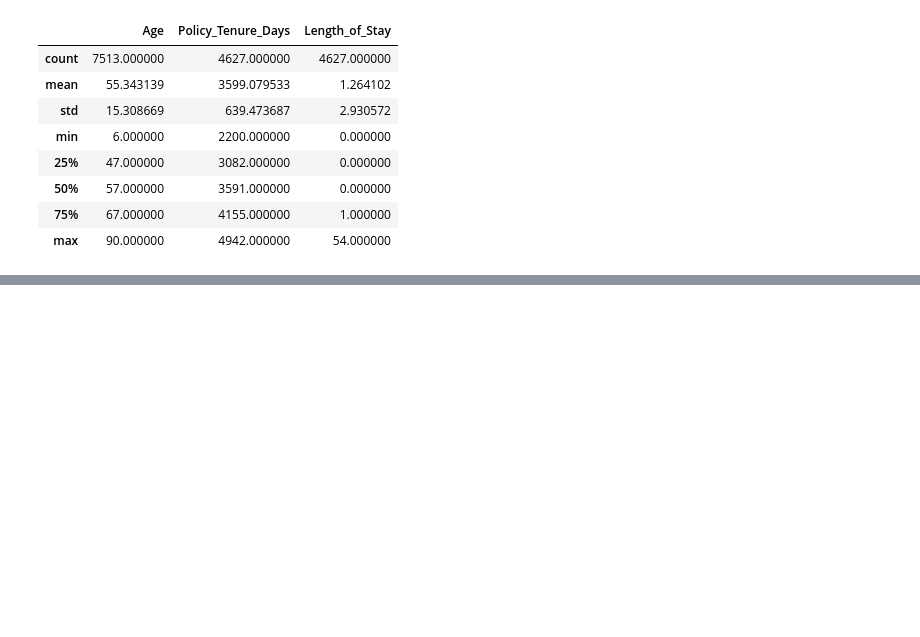
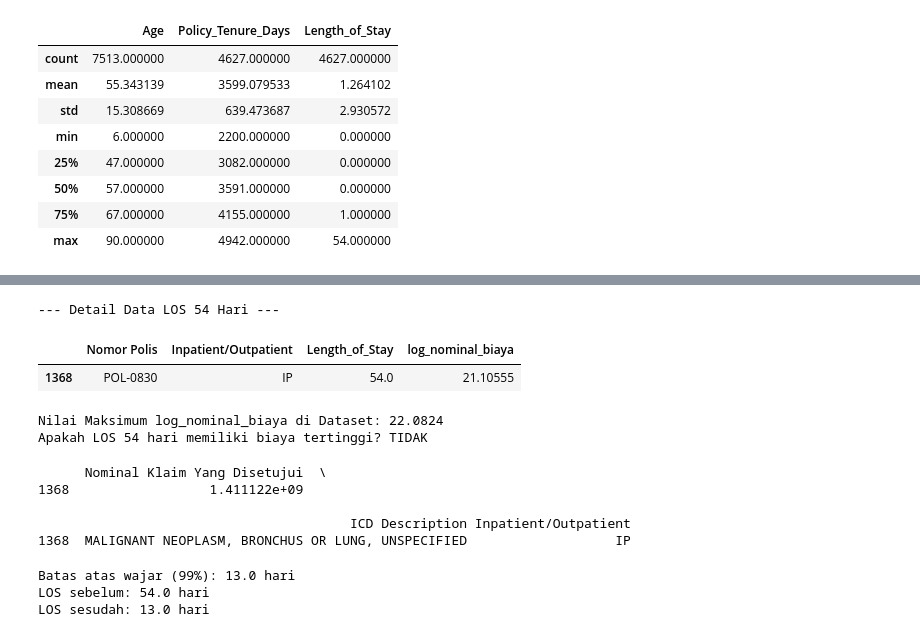
Before and after one commit to ababilkhoerulimam/insurance-claim-forecasting-mcfitb26, a Jupyter notebook: MCFITB26.ipynb, the cells around one changed output, grey strips where cells are left out. Cells and saved outputs as stored; diff of their text form; code cells hidden in the pictures; blank space fills up the shorter version.

```diff
--- a/MCFITB26.ipynb
+++ b/MCFITB26.ipynb
@@ -299,0 +323,45 @@ Name: count, dtype: int64
+# %%
+# 1. Mencari baris dengan LOS 54 hari
+outlier_data = df_final[df_final['Length_of_Stay'] == 54]
+
+# 2. Mencari nilai max log_nominal_biaya di seluruh dataset
+max_cost = df_final['log_nominal_biaya'].max()
+
+print("--- Detail Data LOS 54 Hari ---")
+display(outlier_data[['Nomor Polis', 'Inpatient/Outpatient', 'Length_of_Stay', 'log_nominal_biaya']])
+
+print(f"\nNilai Maksimum log_nominal_biaya di Dataset: {max_cost:.4f}")
+
+# Cek apakah LOS 54 hari adalah pemegang rekor biaya tertinggi
+is_max_cost = outlier_data['log_nominal_biaya'].iloc[0] == max_cost
+print(f"Apakah LOS 54 hari memiliki biaya tertinggi? {'YA' if is_max_cost else 'TIDAK'}")
+# %% [output]
+--- Detail Data LOS 54 Hari ---
+|  | Nomor Polis | Inpatient/Outpatient | Length_of_Stay | log_nominal_biaya |
+| 1368 | POL-0830 | IP | 54.0 | 21.10555 |
+Nilai Maksimum log_nominal_biaya di Dataset: 22.0824
+Apakah LOS 54 hari memiliki biaya tertinggi? TIDAK
+# %%
+# Cek detail klaim dengan LOS tertinggi
+outlier_extreme = df_final[df_final['Length_of_Stay'] == 54]
+print(outlier_extreme[['Nominal Klaim Yang Disetujui', 'ICD Description', 'Inpatient/Outpatient']])
+# %% [output]
+      Nominal Klaim Yang Disetujui  \
+1368                  1.411122e+09
+
+                                        ICD Description Inpatient/Outpatient
+1368  MALIGNANT NEOPLASM, BRONCHUS OR LUNG, UNSPECIFIED                   IP
+# %%
+limit_99 = df_final['Length_of_Stay'].quantile(0.99)
+print(f"Batas atas wajar (99%): {limit_99} hari")
+
+df_final['LOS_winsorized'] = df_final['Length_of_Stay'].clip(upper=limit_99)
+
+df_final['log_nominal_klaim'] = np.log1p(df_final['Nominal Klaim Yang Disetujui'])
+
+print(f"LOS sebelum: {df_final['Length_of_Stay'].max()} hari")
+print(f"LOS sesudah: {df_final['LOS_winsorized'].max()} hari")
+# %% [output]
+Batas atas wajar (99%): 13.0 hari
+LOS sebelum: 54.0 hari
+LOS sesudah: 13.0 hari
```
Also changed, not shown: parts of 6 cells of this notebook.
